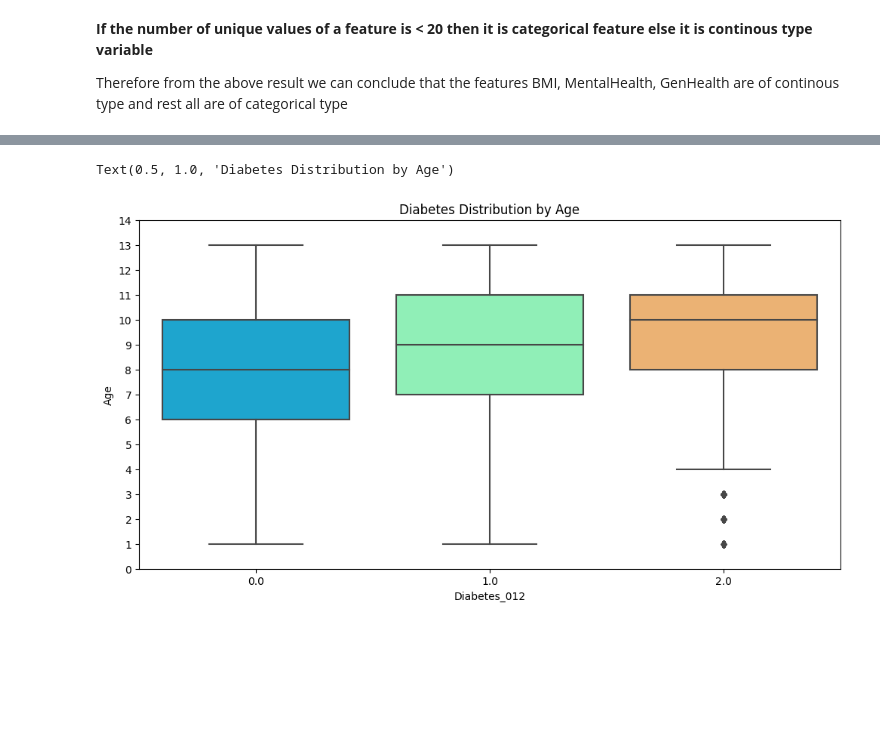
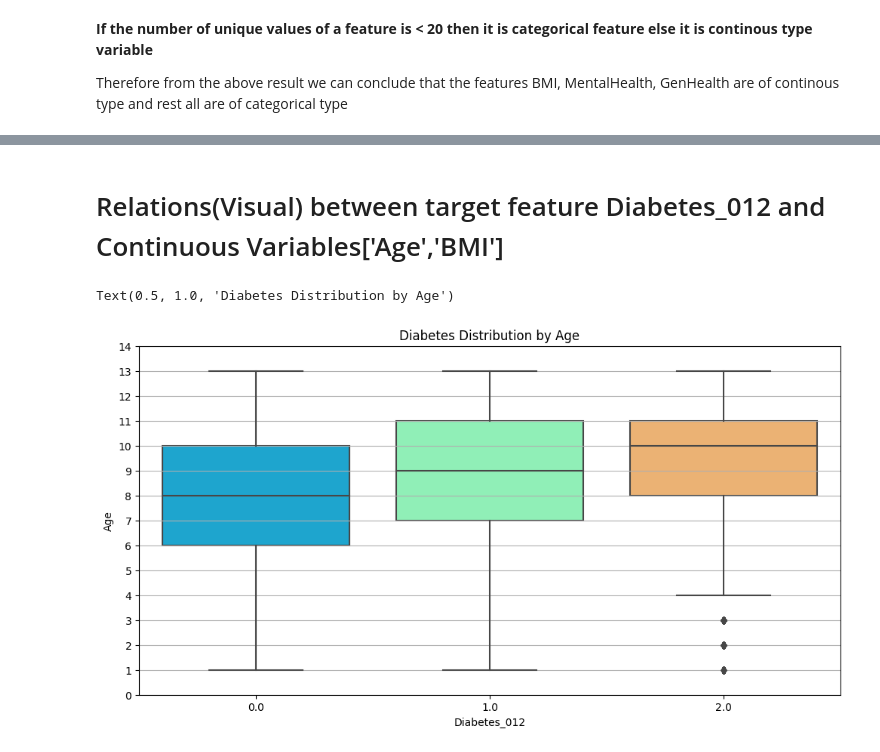
Before and after one commit to pdpavandesai/MergingDiabetesData, a Jupyter notebook: GabrielDatasetAnalysis.ipynb, the cells around one changed output, grey strips where cells are left out. Cells and saved outputs as stored; diff of their text form; code cells hidden in the pictures; blank space fills up the shorter version.

```diff
--- a/GabrielDatasetAnalysis.ipynb
+++ b/GabrielDatasetAnalysis.ipynb
@@ -98,8 +148,10 @@ Therefore from the above result we can conclude that the features BMI, MentalHea
+# %% [markdown]
+# Relations(Visual) between target feature Diabetes_012 and Continuous Variables['Age','BMI']
 # %%
 plt.figure(figsize=(12,6))
-sns.boxplot(x='Diabetes_012',y='Age',data=gabrielDataset_Actual_Copy,palette='rainbow')
+sns.boxplot(x='Diabetes_012',y='Age',data=gabrielDataset_Actual_Copy,palette='rainbow').yaxis.grid(True)
 plt.yticks(range(0,15))
 plt.title('Diabetes Distribution by Age')
 # %% [output]
 Text(0.5, 1.0, 'Diabetes Distribution by Age')
-[figure, old version]
+[figure, new version]
```
Also changed, not shown: parts of 30 cells of this notebook.
